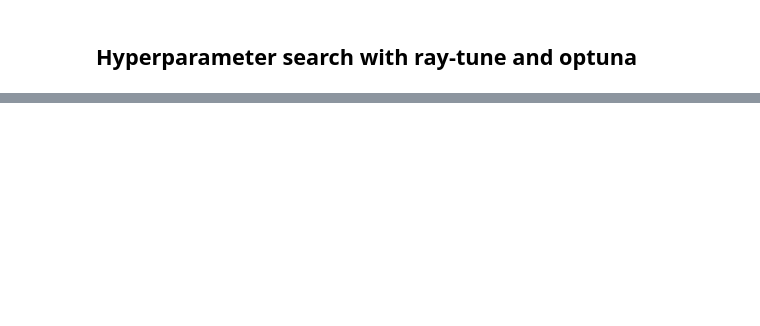
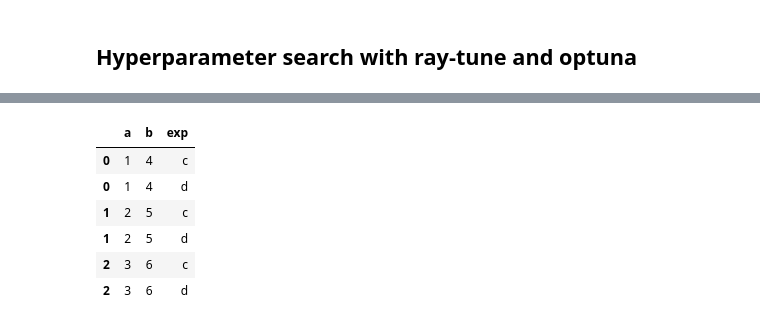
Before and after one commit to mlutils/beamds, a Jupyter notebook: notebooks/beam_cifar10.ipynb, the cells around one changed output, grey strips where cells are left out. Drawn from its saved outputs; the diff is of its cells as text; code cells hidden in the pictures; blank space fills up the shorter version.

```diff
--- a/notebooks/beam_cifar10.ipynb
+++ b/notebooks/beam_cifar10.ipynb
@@ -394,0 +449,6 @@ Number of trials: 126/400 (1 PENDING, 4 RUNNING, 121 TERMINATED)
+# %%
+df = pd.DataFrame({'a': [1, 2, 3], 'b': [4, 5, 6]})
+# %%
+df_e = pd.DataFrame({'c': [11, 22], 'd': [33, 44]})
+# %%
+df = df.merge(df_e, how='cross')
@@ -394,0 +464,2 @@ Number of trials: 126/400 (1 PENDING, 4 RUNNING, 121 TERMINATED)
+# %%
+df['exp'] = pd.Series([{'c': 11, 'd': 22}] * len(df))
@@ -395,2 +473,12 @@ Number of trials: 126/400 (1 PENDING, 4 RUNNING, 121 TERMINATED)
+# %%
+df.explode('exp')
+# %% [output]
+|  | a | b | exp |
+| 0 | 1 | 4 | c |
+| 0 | 1 | 4 | d |
+| 1 | 2 | 5 | c |
+| 1 | 2 | 5 | d |
+| 2 | 3 | 6 | c |
+| 2 | 3 | 6 | d |
 # %%
 1+1
```
Also changed, not shown: parts of 17 cells of this notebook, 8 other files.
